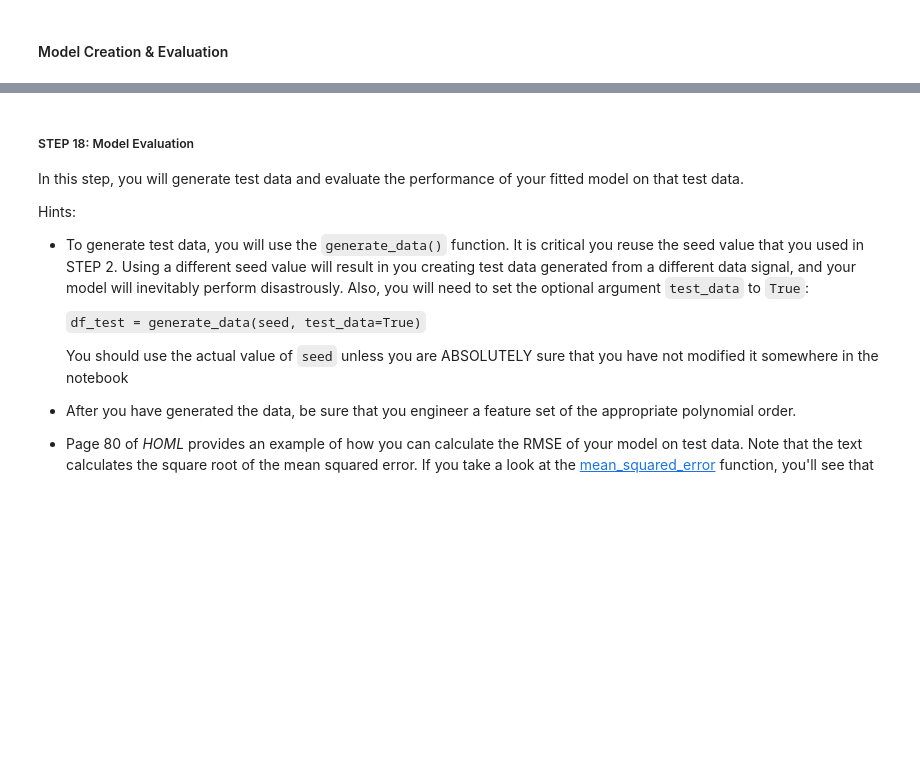
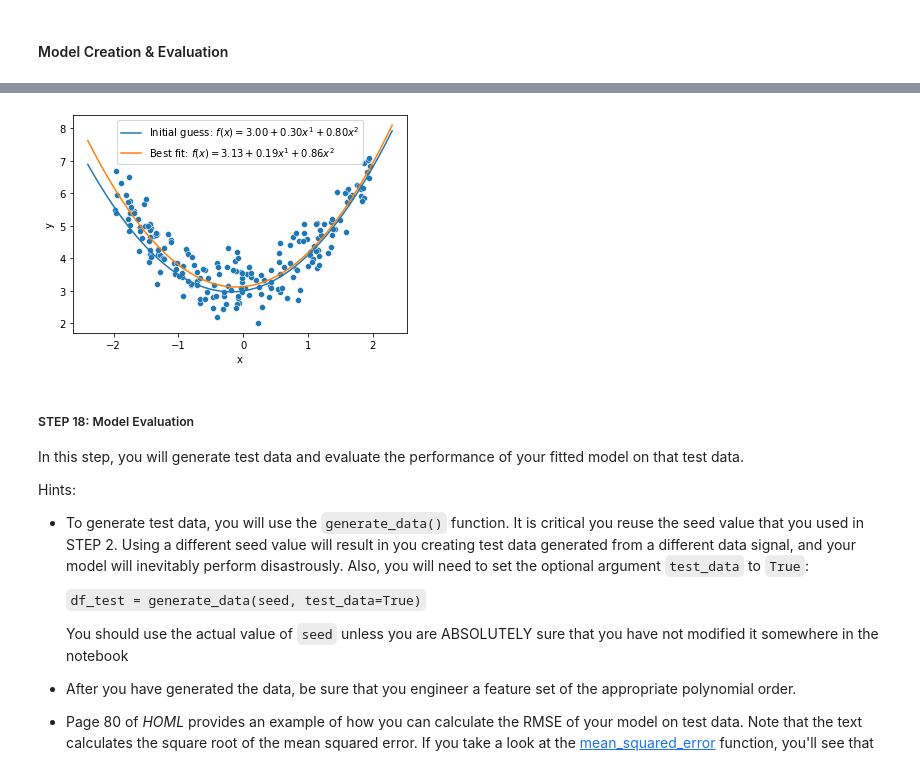
Before and after one commit to nikopetrocelli/489Proj2-Petrocelli, a Jupyter notebook: hw3.ipynb, the cells around one changed output, grey strips where cells are left out. Cells and saved outputs as stored; diff of their text form; code cells hidden in the pictures; blank space fills up the shorter version.

```diff
--- a/hw3.ipynb
+++ b/hw3.ipynb
@@ -316,13 +316,17 @@ def poly_df(x, p):
       vals.append(np.power(i,j))
       # print(f"i: {i}  -- j: {j} -- i^j: {np.power(i,j)}")
     df.loc[i] = vals
+    z = 0
 
+  for k in df.index:
+    df.rename(index={k : f'{z}' }, inplace=True)
+    z+=1
 
   return df
 
 #---------------------------------------------
 
-# x = np.arange(200)
-# df2 = poly_df(x, 4)
-# display( df2)
-STEP_5_COMPLETE = False
+x = np.arange(200)
+df2 = poly_df(df.x, 4)
+display( df2)
+STEP_5_COMPLETE = True
@@ -666,3 +791,31 @@ STEP_17_COMPLETE = False
+# %%
+#STEP 17
+
+#STUDENT CODE - fit model, plot initial guess and best fit line
+#---------------------------------------------
+func = poly_df(df.x, 2)
+
+model = LinearRegression().fit(X=func, y=df.y)
+
+# coef = model.coef_
+# intercept = model.intercept_
+
+
+sns.scatterplot(x=df['x'],y=df['y'])
+betas = [0.3, 0.8]
+beta0 = 3
+plot_function(plot_x_min, plot_x_max, beta0, betas)
+plot_function(plot_x_min, plot_x_max, model.intercept_, model.coef_)
+create_model_string(beta0, betas)
+# print(create_model_string(beta0, betas))
+plt.legend(labels=['Initial guess: ' + create_model_string(beta0, betas),
+                   'Best fit: ' + create_model_string(model.intercept_,model.coef_)])
+
+#---------------------------------------------
+
+STEP_17_COMPLETE = True
+# %% [output]
+[figure, added]
 # %% [markdown]
 ##### STEP 18: Model Evaluation
 
```
Also changed, not shown: parts of 21 cells of this notebook.
